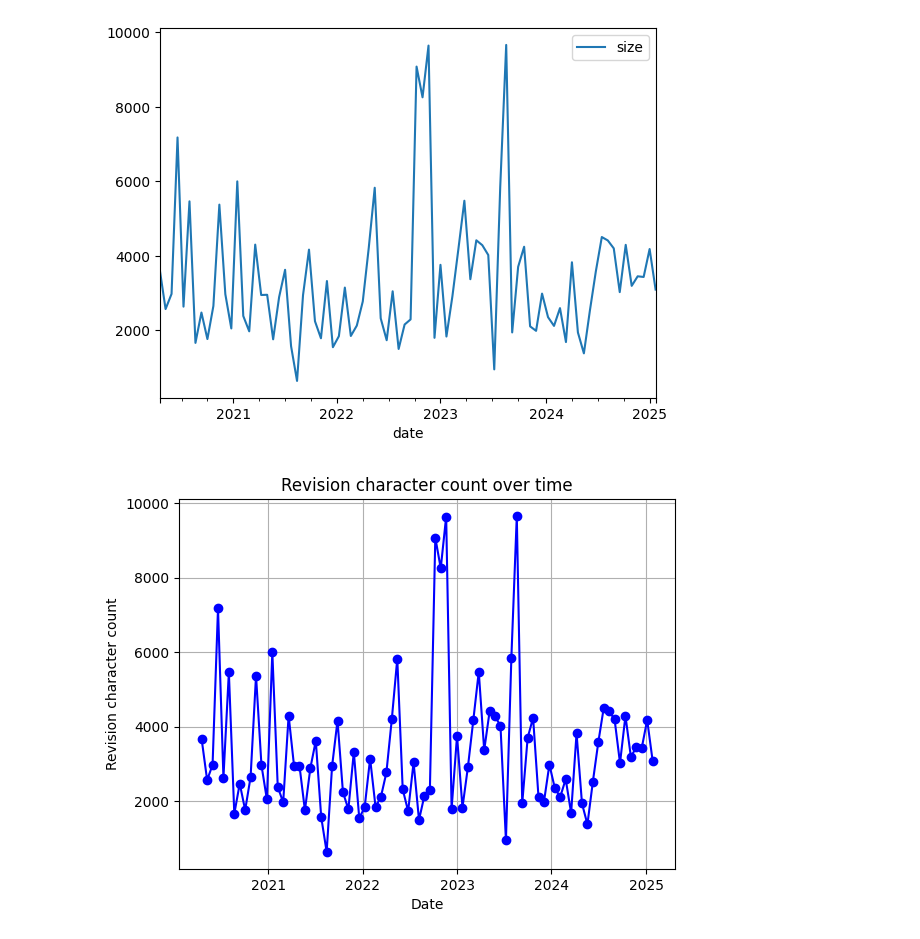
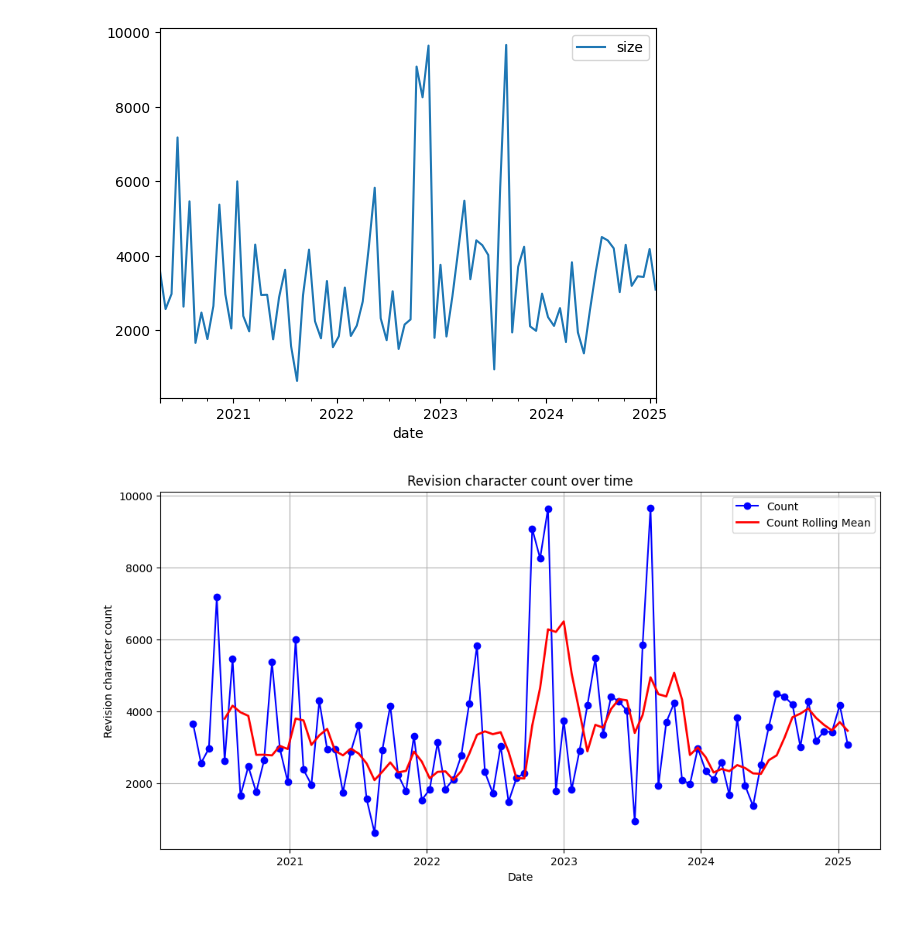
Before and after one commit to LeTartap/MBD-Wikipedia-Project, a Jupyter notebook: revisions.ipynb, the cells around one changed output. Cells and saved outputs as stored; diff of their text form; code cells hidden in the pictures.

```diff
--- a/revisions.ipynb
+++ b/revisions.ipynb
@@ -198,13 +198,21 @@ df.plot()
 [figure]
 # %%
 import matplotlib.pyplot as plt
-#plot on grid with x and y labels
+
+# Set the figure size to make the graph wider
+plt.figure(figsize=(12, 6))
+
+# Plot on grid with x and y labels
 plt.grid()
 plt.xlabel('Date')
 plt.ylabel('Revision character count')
 plt.title('Revision character count over time')
-#line graph with blue color and dots on the points
-plt.plot(df.index, df['size'], 'bo-')
+
+# Plot rolling average of size of article on the same plot
+plt.plot(df.index, df['size'], 'bo-', label='Count')
+plt.plot(df.index, df['size'].rolling(window=5).mean(), 'r-', linewidth=2, label='Count Rolling Mean')
+
+plt.legend()
 plt.show()
 # %% [output]
-[figure, old version]
+[figure, new version]
```
Also changed, not shown: 2 other files.
